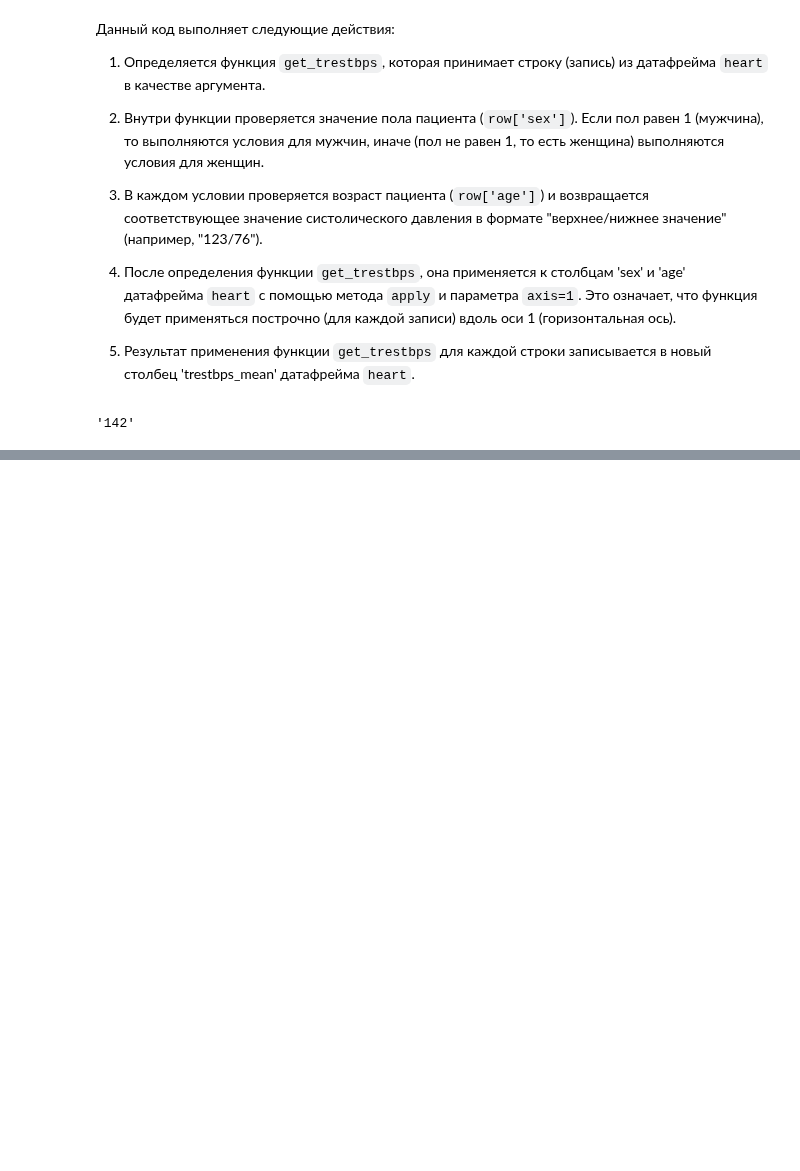
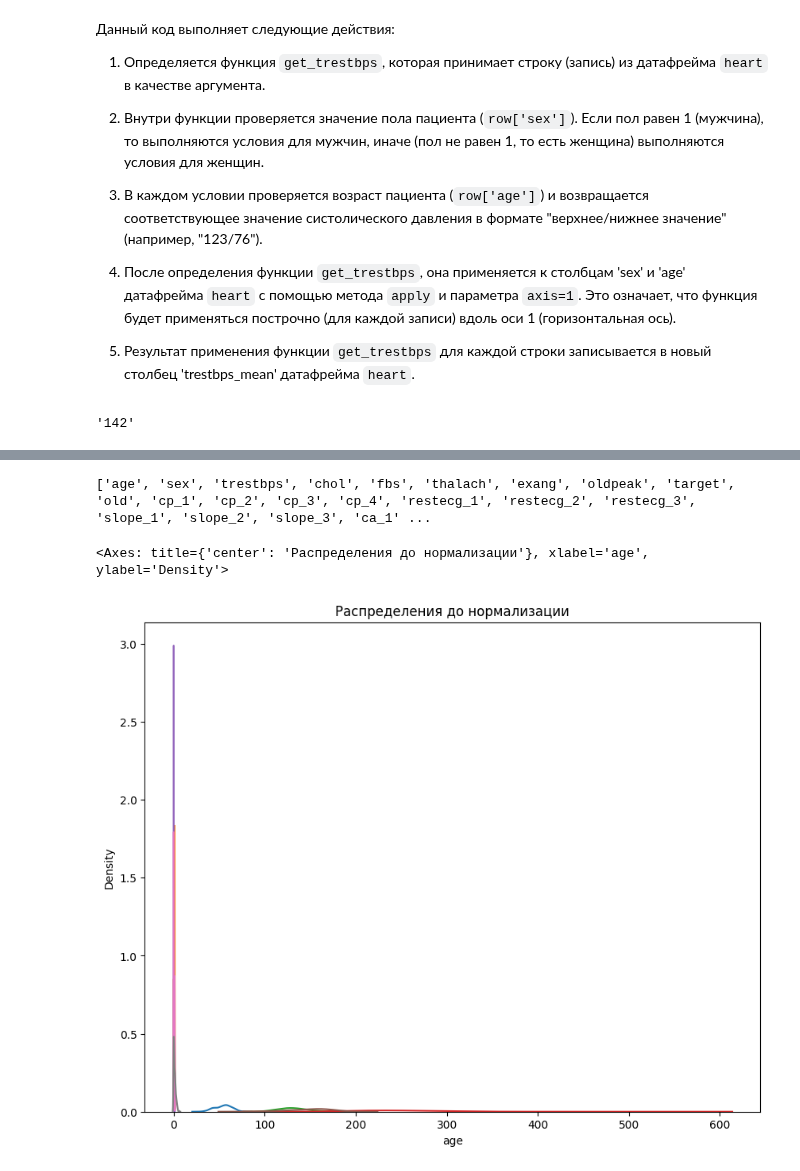
Before and after one commit to DenisMaltsev76/DM_76, a Jupyter notebook: Skillfactory/EDA-3. Проектирование признаков/Проверка знаний.ipynb, the cells around one changed output, grey strips where cells are left out. Saved outputs shown, nothing was run; the diff lists cells and outputs as text; code cells hidden in the pictures; blank space fills up the shorter version.

```diff
--- a/Skillfactory/EDA-3. Проектирование признаков/Проверка знаний.ipynb
+++ b/Skillfactory/EDA-3. Проектирование признаков/Проверка знаний.ipynb
@@ -146,0 +158,8 @@ heart.loc[300, 'trestbps_mean']
+# %%
+# Импортируем библиотеку category-encoders для дальнейшего использования
+import category_encoders as ce
+encoder = ce.OneHotEncoder(cols=['cp', 'restecg', 'slope', 'ca', 'thal'])
+type_bin = encoder.fit_transform(heart[['cp', 'restecg', 'slope', 'ca', 'thal']])
+heart_encoded = pd.concat([heart, type_bin], axis=1)
+heart_encoded_clean = heart_encoded.drop(['cp', 'restecg', 'slope', 'ca', 'thal'], axis=1)
+heart_encoded_clean
@@ -146,0 +218,25 @@ heart.loc[300, 'trestbps_mean']
+# %%
+# вывоим список числовых признаков датафрейма heart_encoded_clean
+numerical_features = heart_encoded_clean.select_dtypes(include=['int64', 'float64']).columns.tolist()
+print(numerical_features)
+# %% [output]
+['age', 'sex', 'trestbps', 'chol', 'fbs', 'thalach', 'exang', 'oldpeak', 'target', 'old', 'cp_1', 'cp_2', 'cp_3', 'cp_4', 'restecg_1', 'restecg_2', 'restecg_3', 'slope_1', 'slope_2', 'slope_3', 'ca_1' ...
+# %%
+import matplotlib
+import matplotlib.pyplot as plt
+import seaborn as sns
+
+fig, (ax1) = plt.subplots(ncols=1, figsize=(10, 8))
+ax1.set_title('Распределения до нормализации')
+
+sns.kdeplot(heart_encoded_clean['age'], ax=ax1)
+sns.kdeplot(heart_encoded_clean['sex'], ax=ax1)
+sns.kdeplot(heart_encoded_clean['trestbps'], ax=ax1)
+sns.kdeplot(heart_encoded_clean['chol'], ax=ax1)
+sns.kdeplot(heart_encoded_clean['fbs'], ax=ax1)
+sns.kdeplot(heart_encoded_clean['thalach'], ax=ax1)
+sns.kdeplot(heart_encoded_clean['exang'], ax=ax1)
+sns.kdeplot(heart_encoded_clean['oldpeak'], ax=ax1)
+# %% [output]
+<Axes: title={'center': 'Распределения до нормализации'}, xlabel='age', ylabel='Density'>
+[figure, added]
```
Also changed, not shown: parts of 10 cells of this notebook.
